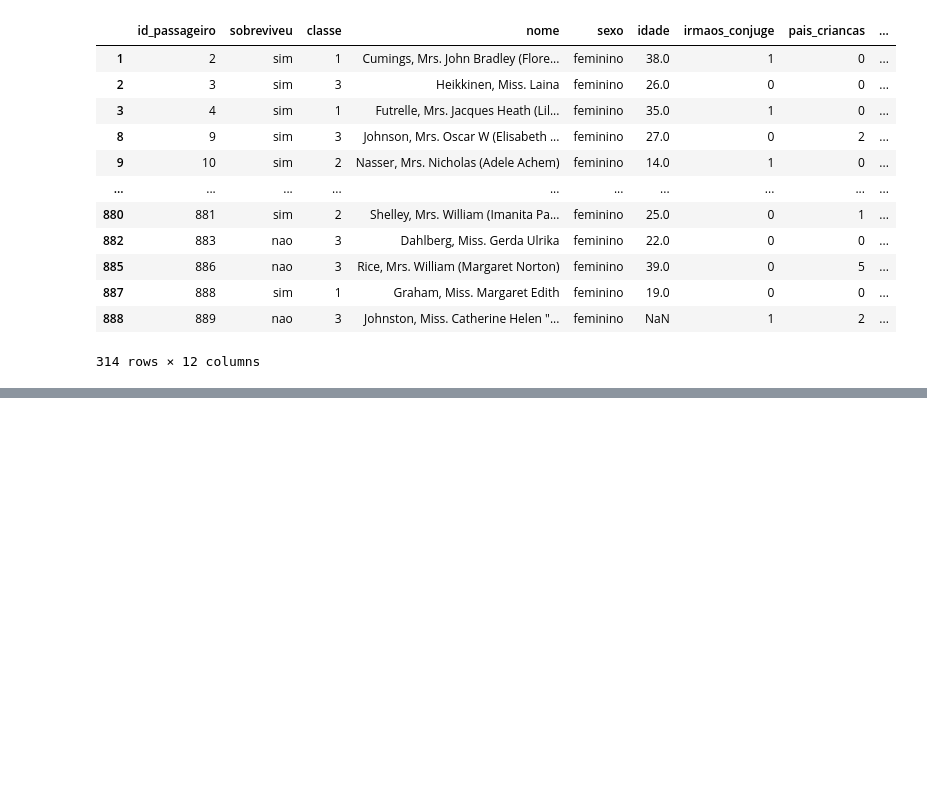
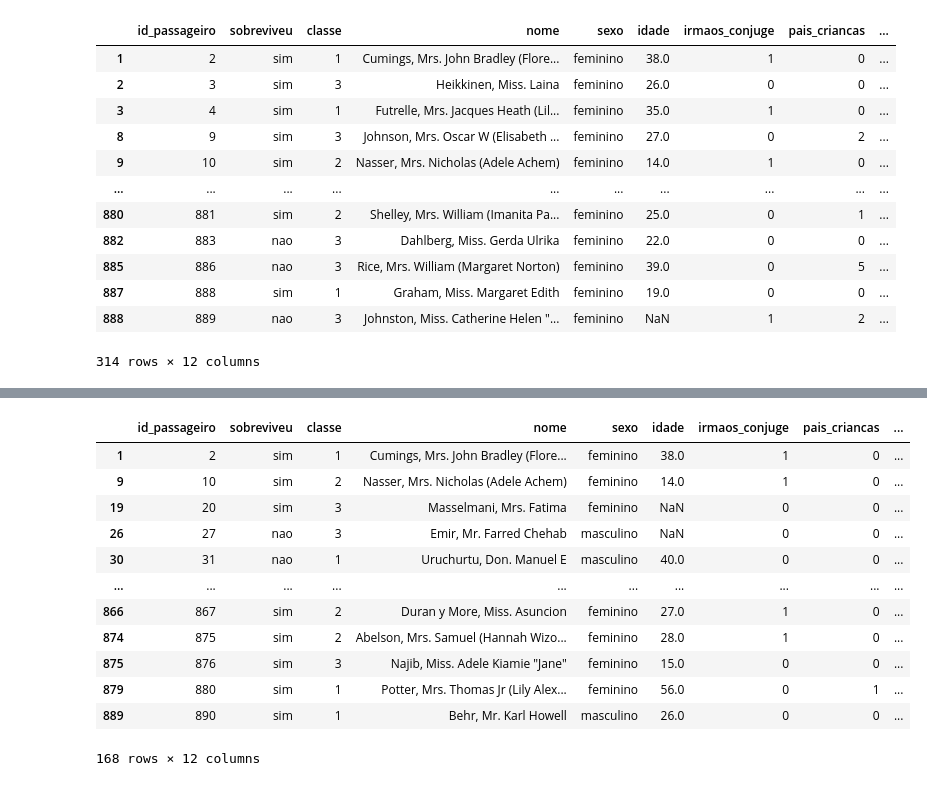
Before and after one commit to mgcid/intro_python_verao_ime_2023, a Jupyter notebook: exercicios/exercicio02.ipynb, the cells around one changed output, grey strips where cells are left out. Saved outputs shown, nothing was run; the diff lists cells and outputs as text; code cells hidden in the pictures; blank space fills up the shorter version.

```diff
--- a/exercicios/exercicio02.ipynb
+++ b/exercicios/exercicio02.ipynb
@@ -78,0 +94,17 @@ Crie um objeto chamado **criancas_cherbourg** que seleciona as crianças com men
+# %%
+criancas_cherbourg = df.copy()
+criancas_cherbourg.loc[criancas_cherbourg['embarque'] == 'Cherbourg']
+# %% [output]
+|  | id_passageiro | sobreviveu | classe | nome | sexo | idade | irmaos_conjuge | pais_criancas | ... |
+| 1 | 2 | sim | 1 | Cumings, Mrs. John Bradley (Flore... | feminino | 38.0 | 1 | 0 | ... |
+| 9 | 10 | sim | 2 | Nasser, Mrs. Nicholas (Adele Achem) | feminino | 14.0 | 1 | 0 | ... |
+| 19 | 20 | sim | 3 | Masselmani, Mrs. Fatima | feminino | NaN | 0 | 0 | ... |
+| 26 | 27 | nao | 3 | Emir, Mr. Farred Chehab | masculino | NaN | 0 | 0 | ... |
+| 30 | 31 | nao | 1 | Uruchurtu, Don. Manuel E | masculino | 40.0 | 0 | 0 | ... |
+| ... | ... | ... | ... | ... | ... | ... | ... | ... | ... |
+| 866 | 867 | sim | 2 | Duran y More, Miss. Asuncion | feminino | 27.0 | 1 | 0 | ... |
+| 874 | 875 | sim | 2 | Abelson, Mrs. Samuel (Hannah Wizo... | feminino | 28.0 | 1 | 0 | ... |
+| 875 | 876 | sim | 3 | Najib, Miss. Adele Kiamie "Jane" | feminino | 15.0 | 0 | 0 | ... |
+| 879 | 880 | sim | 1 | Potter, Mrs. Thomas Jr (Lily Alex... | feminino | 56.0 | 0 | 1 | ... |
+| 889 | 890 | sim | 1 | Behr, Mr. Karl Howell | masculino | 26.0 | 0 | 0 | ... |
+168 rows × 12 columns
```
Also changed, not shown: parts of 2 cells of this notebook.
